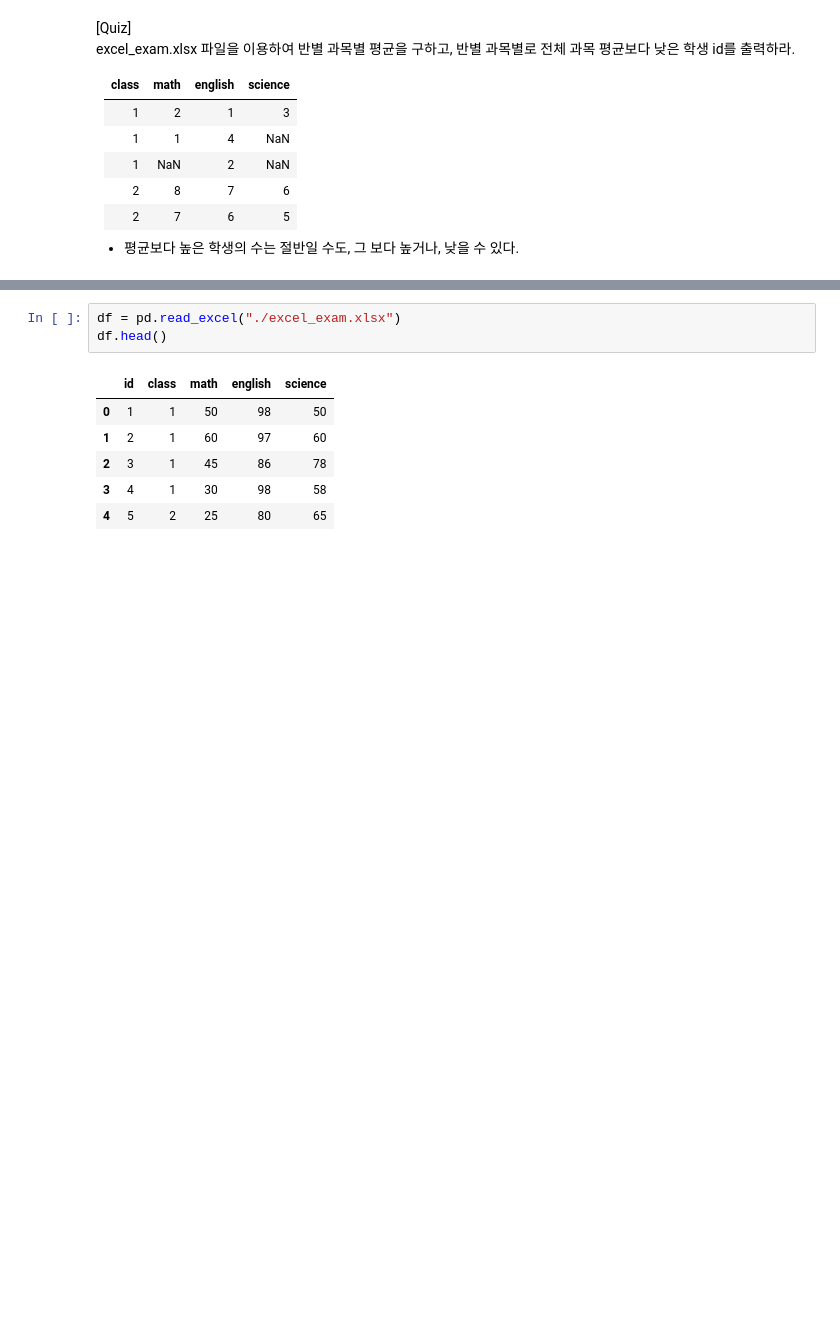
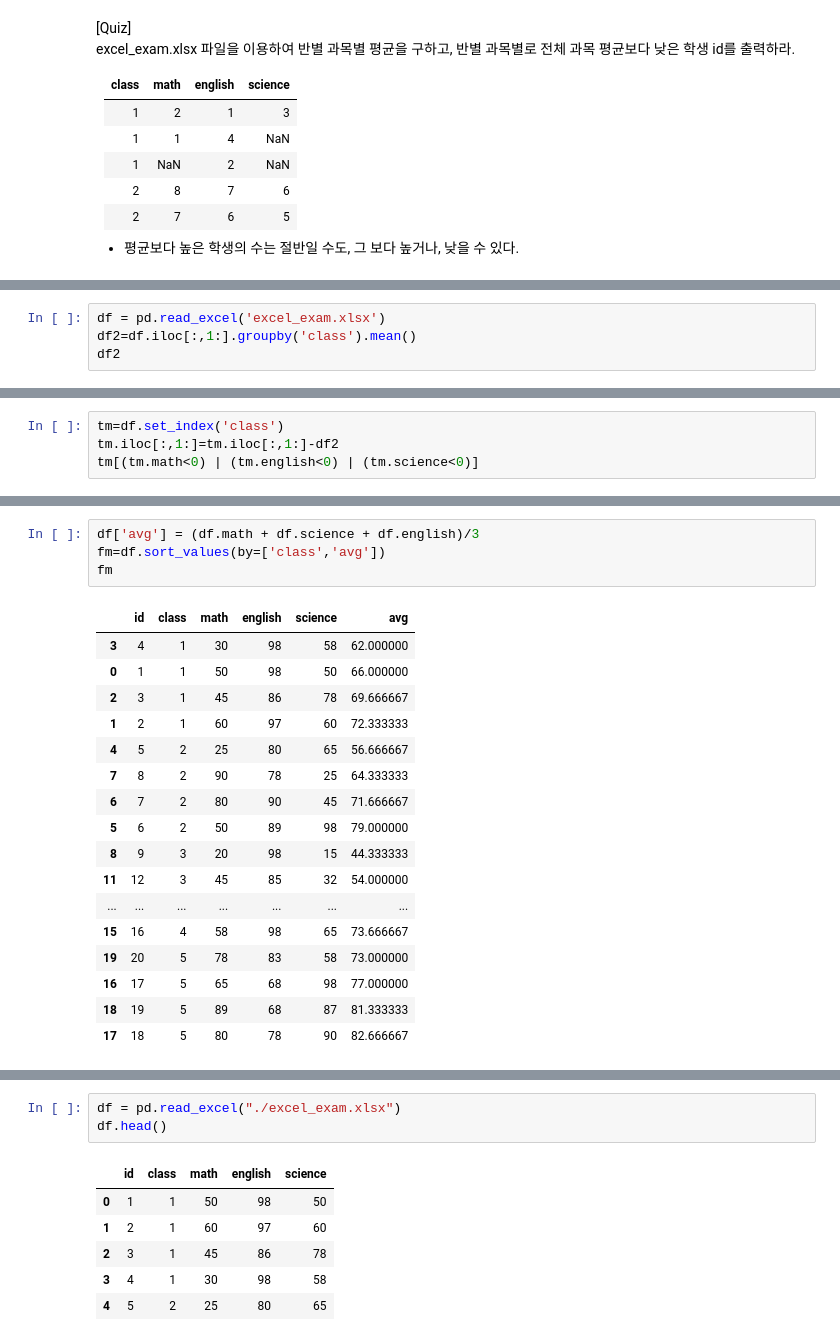
Before and after one commit to vvbshvv/12.22-, a Jupyter notebook: 12.22/pandasReview.ipynb, the cells around one changed output, grey strips where cells are left out. Drawn from its saved outputs; the diff is of its cells as text; blank space fills up the shorter version.

```diff
--- a/12.22/pandasReview.ipynb
+++ b/12.22/pandasReview.ipynb
@@ -1839,0 +1888,4 @@ excel_exam.xlsx 파일을 이용하여 반별 과목별 평균을 구하고, 반
+# %%
+df = pd.read_excel('excel_exam.xlsx')
+df2=df.iloc[:,1:].groupby('class').mean()
+df2
@@ -1839,0 +1900,4 @@ excel_exam.xlsx 파일을 이용하여 반별 과목별 평균을 구하고, 반
+# %%
+tm=df.set_index('class')
+tm.iloc[:,1:]=tm.iloc[:,1:]-df2
+tm[(tm.math<0) | (tm.english<0) | (tm.science<0)]
@@ -1840,3 +1924,25 @@ excel_exam.xlsx 파일을 이용하여 반별 과목별 평균을 구하고, 반
+# %%
+df['avg'] = (df.math + df.science + df.english)/3
+fm=df.sort_values(by=['class','avg'])
+fm
+# %% [output]
+|  | id | class | math | english | science | avg |
+| 3 | 4 | 1 | 30 | 98 | 58 | 62.000000 |
+| 0 | 1 | 1 | 50 | 98 | 50 | 66.000000 |
+| 2 | 3 | 1 | 45 | 86 | 78 | 69.666667 |
+| 1 | 2 | 1 | 60 | 97 | 60 | 72.333333 |
+| 4 | 5 | 2 | 25 | 80 | 65 | 56.666667 |
+| 7 | 8 | 2 | 90 | 78 | 25 | 64.333333 |
+| 6 | 7 | 2 | 80 | 90 | 45 | 71.666667 |
+| 5 | 6 | 2 | 50 | 89 | 98 | 79.000000 |
+| 8 | 9 | 3 | 20 | 98 | 15 | 44.333333 |
+| 11 | 12 | 3 | 45 | 85 | 32 | 54.000000 |
+| ... | ... | ... | ... | ... | ... | ... |
+| 15 | 16 | 4 | 58 | 98 | 65 | 73.666667 |
+| 19 | 20 | 5 | 78 | 83 | 58 | 73.000000 |
+| 16 | 17 | 5 | 65 | 68 | 98 | 77.000000 |
+| 18 | 19 | 5 | 89 | 68 | 87 | 81.333333 |
+| 17 | 18 | 5 | 80 | 78 | 90 | 82.666667 |
 # %%
 from google.colab import drive
 import os
```
Also changed, not shown: parts of 30 cells of this notebook, 2 other files.
